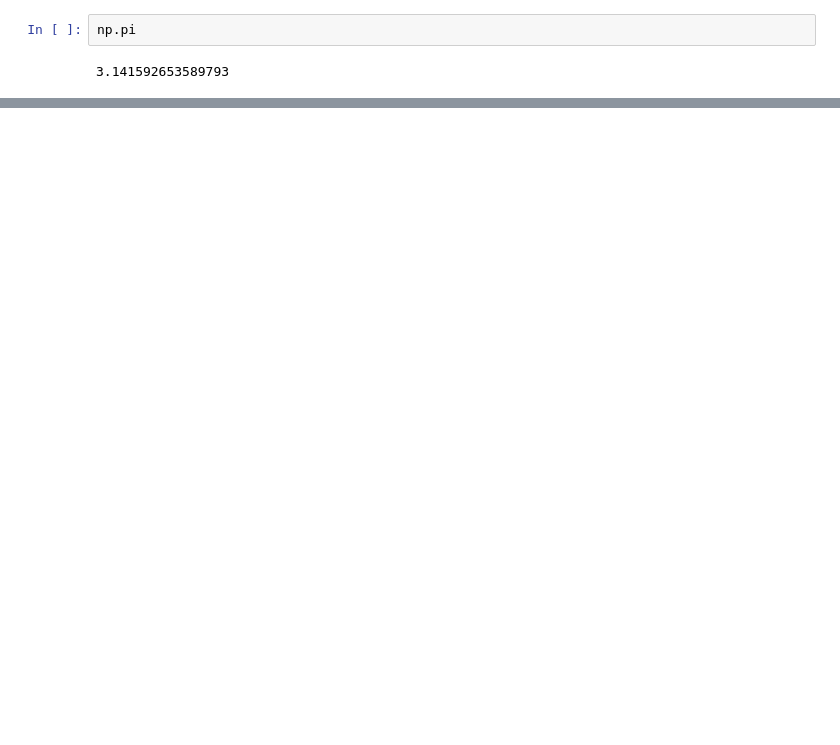
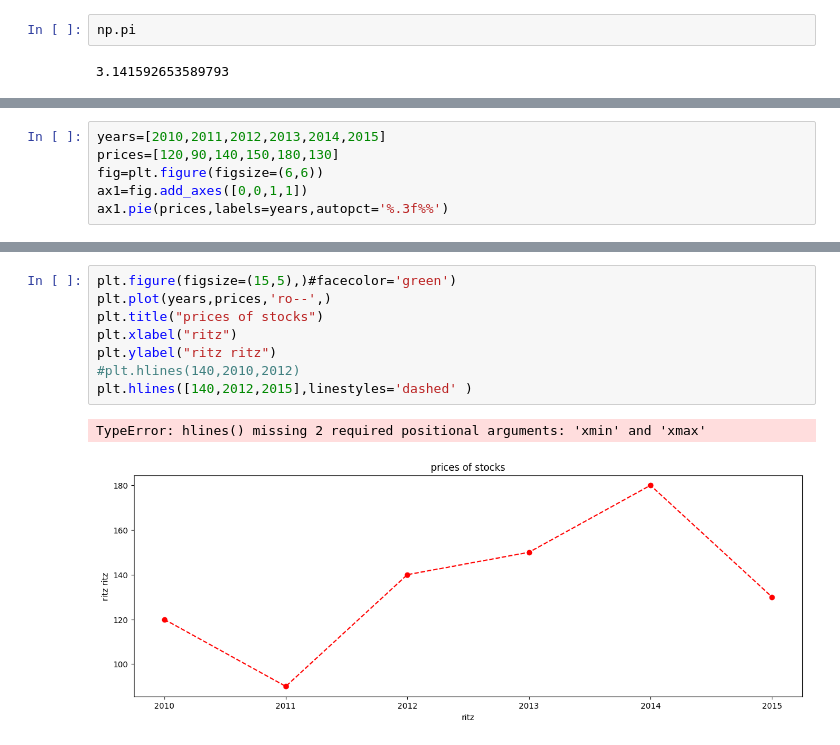
Before and after one commit to Ritesh1422/python_data_analytics2, a Jupyter notebook: visualization.ipynb, the cells around one changed output, grey strips where cells are left out. Cells and saved outputs as stored; diff of their text form; blank space fills up the shorter version.

```diff
--- a/visualization.ipynb
+++ b/visualization.ipynb
@@ -18,0 +38,6 @@ np.pi
+# %%
+years=[2010,2011,2012,2013,2014,2015]
+prices=[120,90,140,150,180,130]
+fig=plt.figure(figsize=(6,6))
+ax1=fig.add_axes([0,0,1,1])
+ax1.pie(prices,labels=years,autopct='%.3f%%')
@@ -18,0 +64,11 @@ np.pi
+# %%
+plt.figure(figsize=(15,5),)#facecolor='green')
+plt.plot(years,prices,'ro--',)
+plt.title("prices of stocks")
+plt.xlabel("ritz")
+plt.ylabel("ritz ritz")
+#plt.hlines(140,2010,2012)
+plt.hlines([140,2012,2015],linestyles='dashed' )
+# %% [output]
+TypeError: hlines() missing 2 required positional arguments: 'xmin' and 'xmax'
+[figure, added]
```
Also changed, not shown: parts of 6 cells of this notebook, 6 other files.
